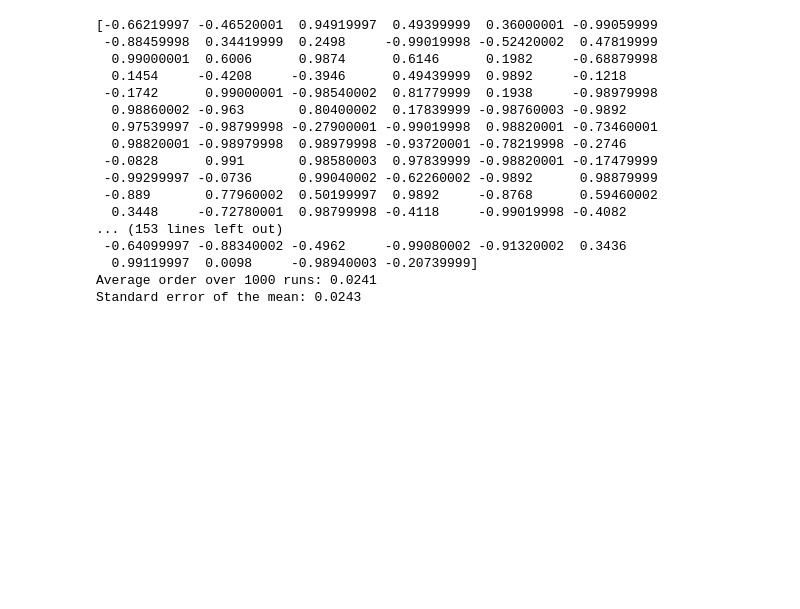
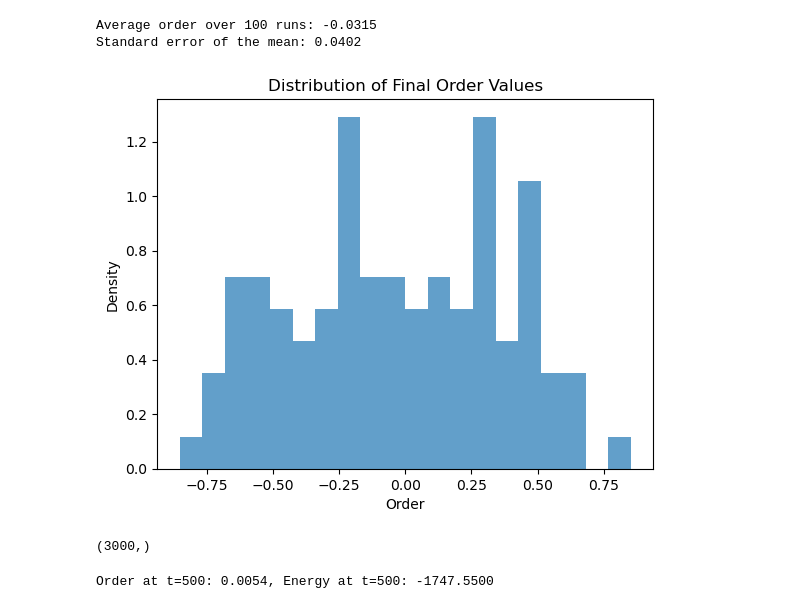
Before and after one commit to kylehtunis/territorial-automaton, a Jupyter notebook: test.ipynb, the cells around one changed output. Saved outputs shown, nothing was run; the diff lists cells and outputs as text; code cells hidden in the pictures; blank space fills up the shorter version.

```diff
--- a/test.ipynb
+++ b/test.ipynb
@@ -24,31 +29,41 @@ Final order: 0.0339, Final energy: -18212.0000
 # %%
-runs = 1000
+runs = 100
 orders = np.zeros(runs)
 
-grid, pos = topology.grid(50, periodic=False)
-model = ta.TerritorialAutomaton(ta.TA_Params(grid, T=0.5, h=0.0, w=0.5, g=0.5))
+model = ta.TerritorialAutomaton(ta.TA_Params(grid, T=0.5, h=0.0, w=0.5, g=-0.8))
 for i in tqdm(range(runs)):
-    metrics = model.run(n_warmup=0, n_experiment=1000)
+    metrics = model.run(n_warmup=0, n_experiment=500).metrics
     orders[i] = metrics[-1].order
 
-print(orders)
 print(f'Average order over {runs} runs: {np.mean(orders):.4f}')
 print(f'Standard error of the mean: {np.std(orders, ddof=1)/np.sqrt(runs):.4f}')
 # %% [output]
-[-0.66219997 -0.46520001  0.94919997  0.49399999  0.36000001 -0.99059999
- -0.88459998  0.34419999  0.2498     -0.99019998 -0.52420002  0.47819999
-  0.99000001  0.6006      0.9874      0.6146      0.1982     -0.68879998
-  0.1454     -0.4208     -0.3946      0.49439999  0.9892     -0.1218
- -0.1742      0.99000001 -0.98540002  0.81779999  0.1938     -0.98979998
-  0.98860002 -0.963       0.80400002  0.17839999 -0.98760003 -0.9892
-  0.97539997 -0.98799998 -0.27900001 -0.99019998  0.98820001 -0.73460001
-  0.98820001 -0.98979998  0.98979998 -0.93720001 -0.78219998 -0.2746
- -0.0828      0.991       0.98580003  0.97839999 -0.98820001 -0.17479999
- -0.99299997 -0.0736      0.99040002 -0.62260002 -0.9892      0.98879999
- -0.889       0.77960002  0.50199997  0.9892     -0.8768      0.59460002
-  0.3448     -0.72780001  0.98799998 -0.4118     -0.99019998 -0.4082
-... (153 lines left out)
- -0.64099997 -0.88340002 -0.4962     -0.99080002 -0.91320002  0.3436
-  0.99119997  0.0098     -0.98940003 -0.20739999]
-Average order over 1000 runs: 0.0241
-Standard error of the mean: 0.0243
+Average order over 100 runs: -0.0315
+Standard error of the mean: 0.0402
+# %%
+# plot orders histogram
+plt.hist(orders, bins=20, density=True, alpha=0.7)
+plt.xlabel('Order')
+plt.ylabel('Density')
+plt.title('Distribution of Final Order Values')
+plt.savefig('order_histogram.png')
+plt.show()
+# %% [output]
+[figure, added]
+# %%
+steps = 3000
+max_T = 4.0
+steps_per_T = 10
+
+params = ta.TA_Params(grid, T=max_T, h=0.0, w=0.5, g=-0.8)
+model = ta.TerritorialAutomaton(params)
+dynamic_T = np.linspace(0, max_T, steps//(2 * steps_per_T))
+dynamic_T = np.repeat(dynamic_T, steps_per_T)  # Hold each T value for steps_per_T steps
+dynamic_T = np.concatenate([dynamic_T[::-1], dynamic_T])  # Create a triangular wave for T
+print(dynamic_T.shape)
+metrics = model.run(n_warmup=10, n_experiment=steps, dynamic_T=dynamic_T, snapshots=True, progbar=True).metrics
+
+print(f'Order at t=500: {metrics[500].order:.4f}, Energy at t=500: {metrics[500].energy:.4f}')
+# %% [output]
+(3000,)
+Order at t=500: 0.0054, Energy at t=500: -1747.5500
```
Also changed, not shown: parts of 3 cells of this notebook, 6 other files.
